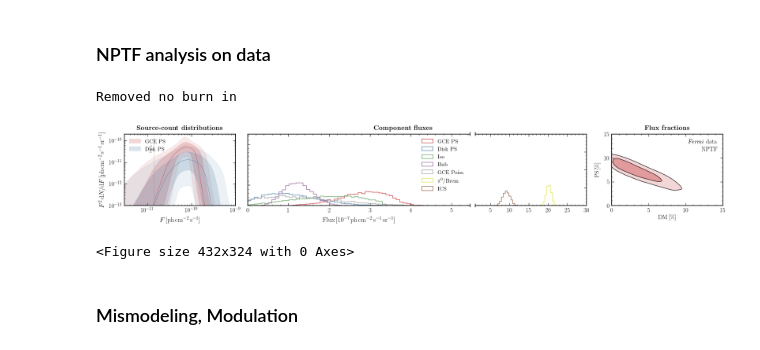
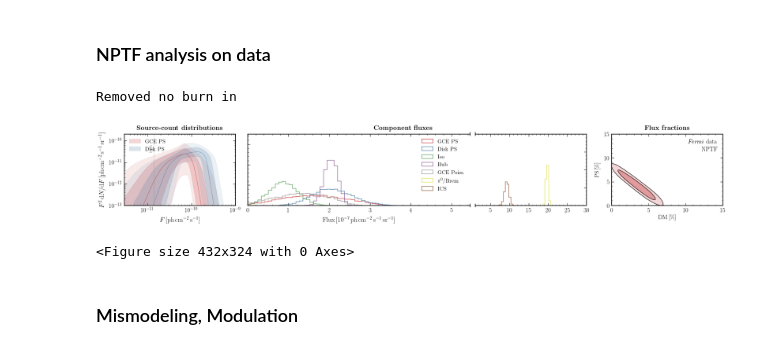
Before and after one commit to smsharma/fermi-gce-flows, a Jupyter notebook: notebooks/02_analysis.ipynb, the cells around one changed output. Saved outputs shown, nothing was run; the diff lists cells and outputs as text; code cells hidden in the pictures.

Commit message:
New full analysis variations plots

```diff
--- a/notebooks/02_analysis.ipynb
+++ b/notebooks/02_analysis.ipynb
@@ -518,18 +505,18 @@ plt.savefig("../paper/plots/sig_inj_chyron.pdf")
 # %%
 coeff_ary = [0.]
 
-samples_weighted = torch.Tensor(np.load("../data/nptfit_samples/fermi_data_thin_disk_r_15_1000_-1_samples.npz")["samples_weighted"])
+samples_weighted = torch.Tensor(np.load("../data/nptfit_samples/fermi_data_thin_disk_1000_-1_samples.npz")["samples_weighted"])
 samples_weighted = torch.unsqueeze(samples_weighted, 0).detach().numpy()
 
 fermi_data = torch.Tensor(np.array([get_signal_injection(coeff).detach().numpy()[:,:-2] for coeff in coeff_ary]))
 
 roi_counts_normalize = cm.make_mask_total(nside=128, band_mask = True, band_mask_range = 2, mask_ring = True, inner = 0, outer = 25)
 
 fermi_data = fermi_data.detach().numpy()
 make_plot(posterior=samples_weighted, x_test=fermi_data, x_data_test=fermi_data, theta_test=None, roi_sim=roi_sim, roi_normalize=roi_normalize, roi_counts_normalize=roi_mask_norm, is_data=True, signal_injection=False, figsize=(25, 4), nptf=True, save_filename="../paper/plots/data_fid_nptf.pdf", temps_dict=temps_dict, sub1=r"\emph{Fermi} data", sub2=r"NPTF")
 # %% [output]
 Removed no burn in
-[figure, old version]
+[figure, new version]
 <Figure size 432x324 with 0 Axes>
 # %% [markdown]
 ### Mismodeling, Modulation
```
Also changed, not shown: parts of 7 cells of this notebook, 18 other files.
